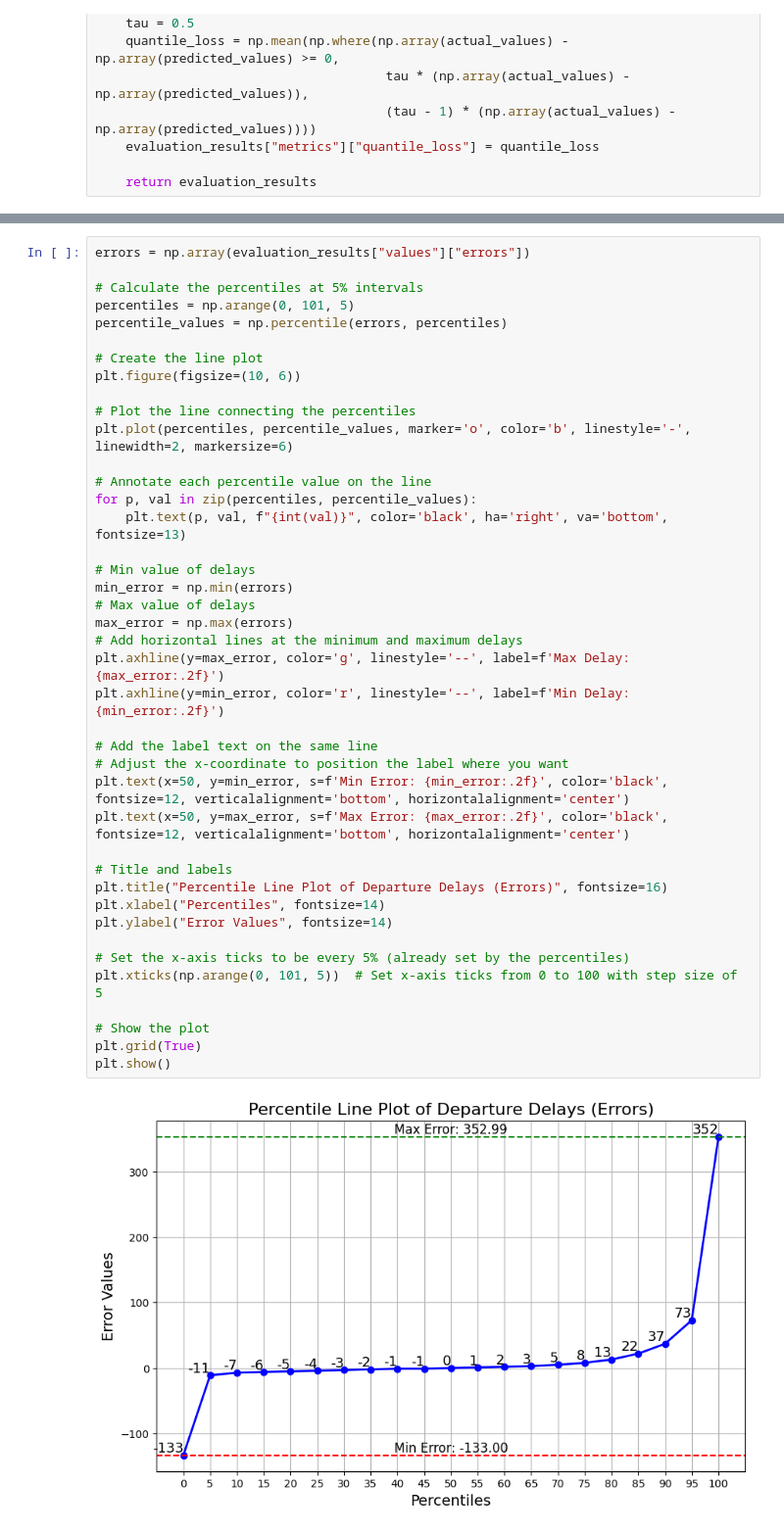
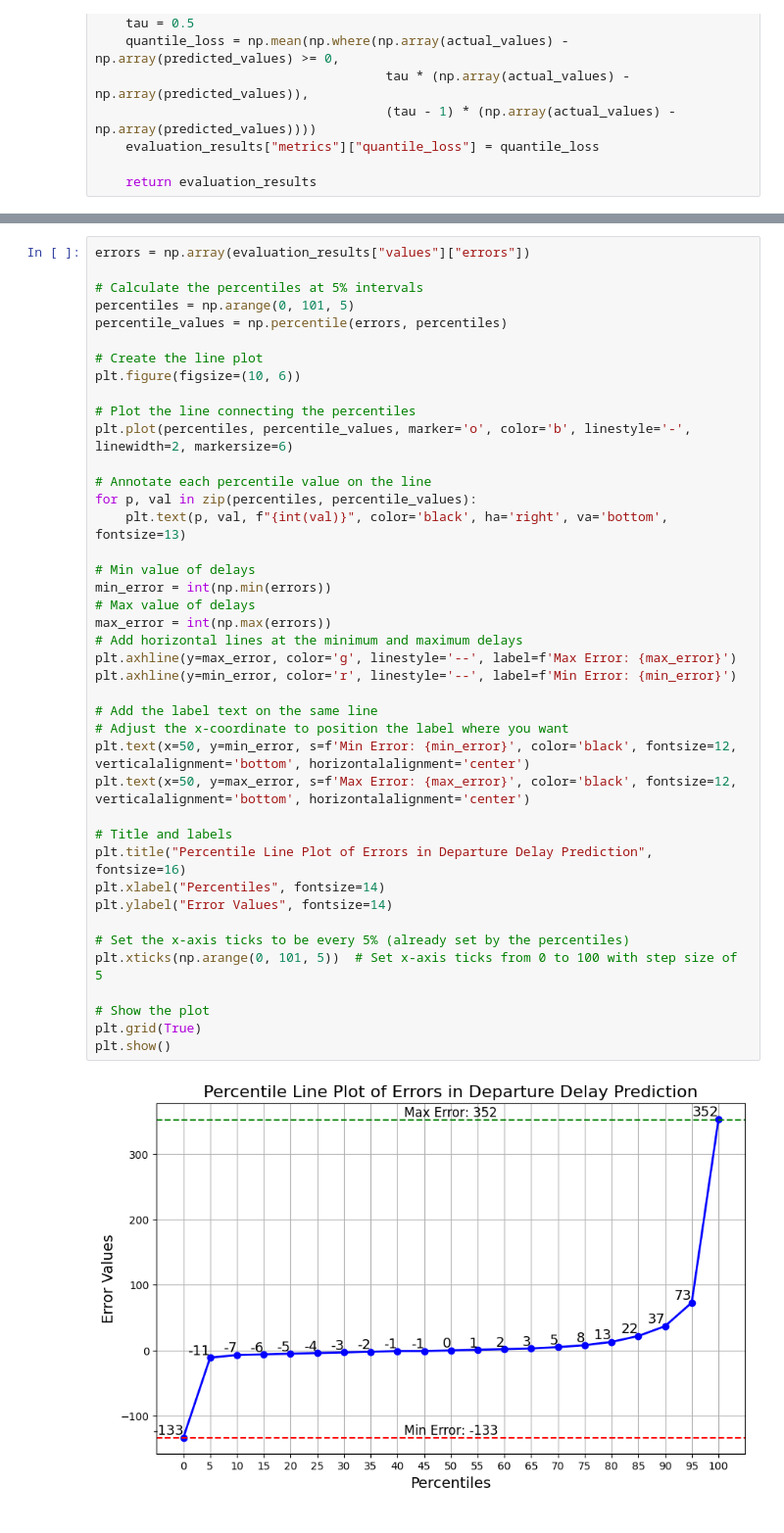
Before and after one commit to MohammedGuniem/Prediction-of-On-time-Flight-Performance, a Jupyter notebook: 6_Experiments/Mean For Outliers Experiment.ipynb, the cells around one changed output, grey strips where cells are left out. Shown at 98% size. Saved outputs shown, nothing was run; the diff lists cells and outputs as text.

Commit message:
Improvement of result error plots and re-run

```diff
--- a/6_Experiments/Mean For Outliers Experiment.ipynb
+++ b/6_Experiments/Mean For Outliers Experiment.ipynb
@@ -300,38 +300,38 @@ percentiles = np.arange(0, 101, 5)
 percentile_values = np.percentile(errors, percentiles)
 
 # Create the line plot
 plt.figure(figsize=(10, 6))
 
 # Plot the line connecting the percentiles
 plt.plot(percentiles, percentile_values, marker='o', color='b', linestyle='-', linewidth=2, markersize=6)
 
 # Annotate each percentile value on the line
 for p, val in zip(percentiles, percentile_values):
     plt.text(p, val, f"{int(val)}", color='black', ha='right', va='bottom', fontsize=13)
 
 # Min value of delays
-min_error = np.min(errors)
+min_error = int(np.min(errors))
 # Max value of delays
-max_error = np.max(errors)
+max_error = int(np.max(errors))
 # Add horizontal lines at the minimum and maximum delays
-plt.axhline(y=max_error, color='g', linestyle='--', label=f'Max Delay: {max_error:.2f}')
-plt.axhline(y=min_error, color='r', linestyle='--', label=f'Min Delay: {min_error:.2f}')
+plt.axhline(y=max_error, color='g', linestyle='--', label=f'Max Error: {max_error}')
+plt.axhline(y=min_error, color='r', linestyle='--', label=f'Min Error: {min_error}')
 
 # Add the label text on the same line
 # Adjust the x-coordinate to position the label where you want
-plt.text(x=50, y=min_error, s=f'Min Error: {min_error:.2f}', color='black', fontsize=12, verticalalignment='bottom', horizontalalignment='center')
-plt.text(x=50, y=max_error, s=f'Max Error: {max_error:.2f}', color='black', fontsize=12, verticalalignment='bottom', horizontalalignment='center')
+plt.text(x=50, y=min_error, s=f'Min Error: {min_error}', color='black', fontsize=12, verticalalignment='bottom', horizontalalignment='center')
+plt.text(x=50, y=max_error, s=f'Max Error: {max_error}', color='black', fontsize=12, verticalalignment='bottom', horizontalalignment='center')
 
 # Title and labels
-plt.title("Percentile Line Plot of Departure Delays (Errors)", fontsize=16)
+plt.title("Percentile Line Plot of Errors in Departure Delay Prediction", fontsize=16)
 plt.xlabel("Percentiles", fontsize=14)
 plt.ylabel("Error Values", fontsize=14)
 
 # Set the x-axis ticks to be every 5% (already set by the percentiles)
 plt.xticks(np.arange(0, 101, 5))  # Set x-axis ticks from 0 to 100 with step size of 5
 
 # Show the plot
 plt.grid(True)
 plt.show()
 # %% [output]
-[figure, old version]
+[figure, new version]
```
Also changed, not shown: parts of 1 cell of this notebook, 1 other file.
